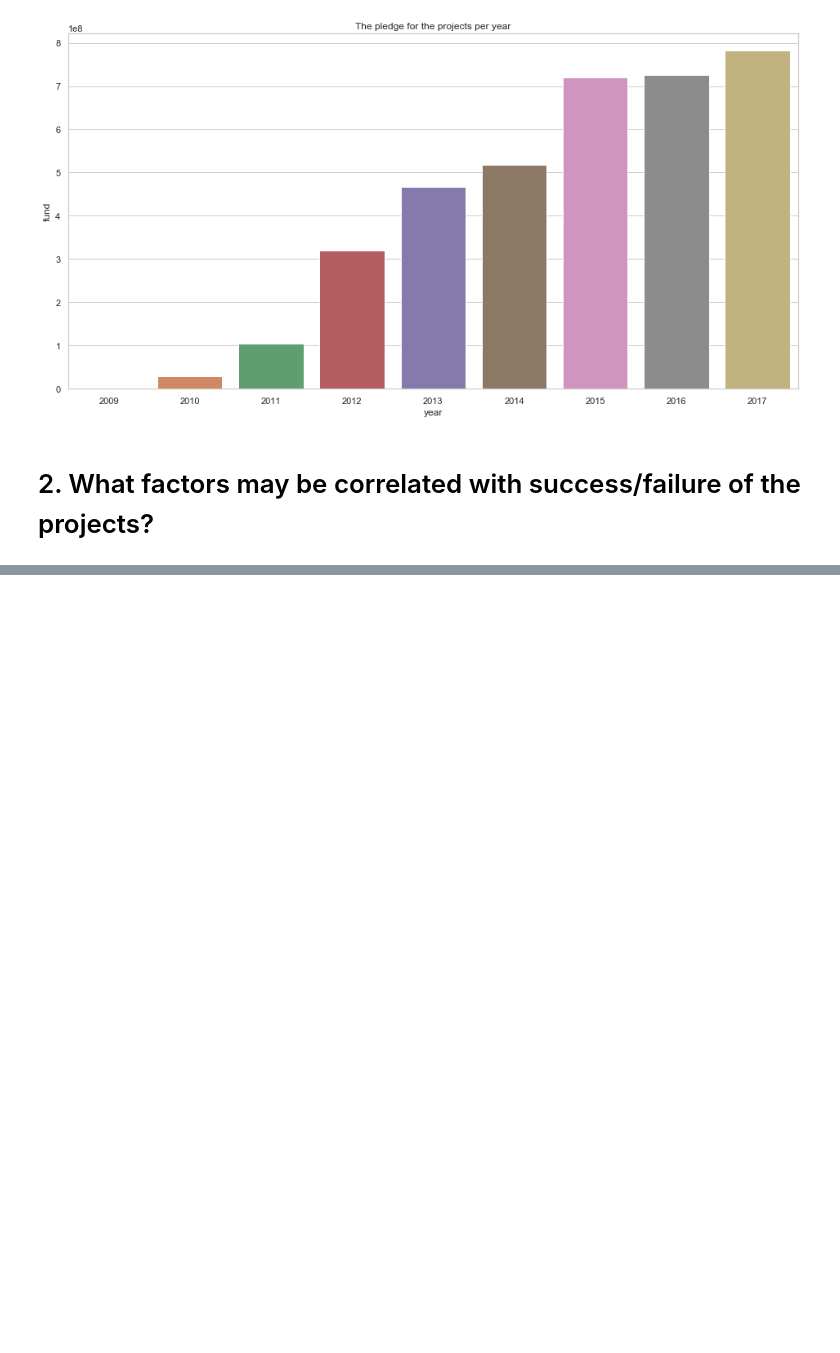
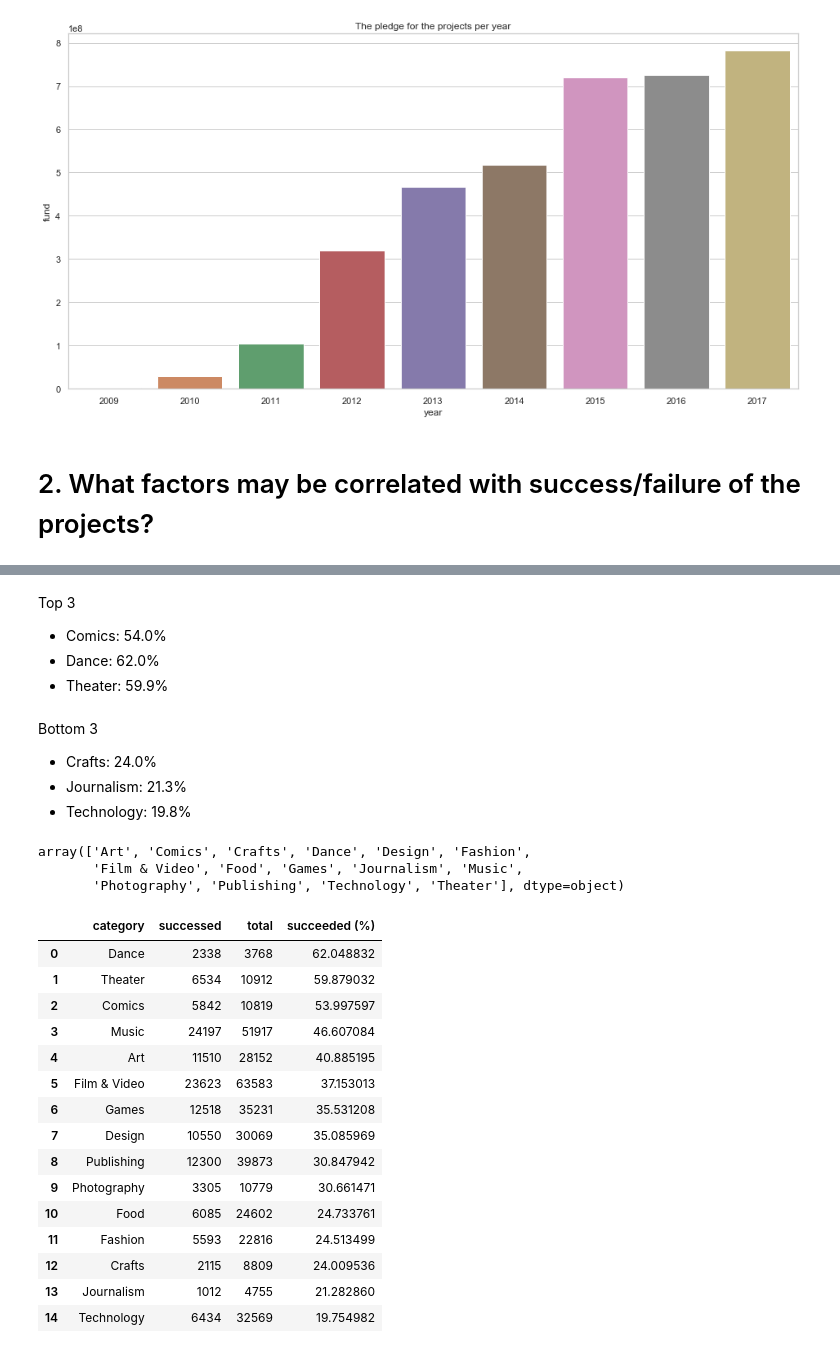
Before and after one commit to yukinagae/kaggle-kickstarter-projects, a Jupyter notebook: eda.ipynb, the cells around one changed output, grey strips where cells are left out. Drawn from its saved outputs; the diff is of its cells as text; code cells hidden in the pictures; blank space fills up the shorter version.

```diff
--- a/eda.ipynb
+++ b/eda.ipynb
@@ -173,0 +187,12 @@ plt.title("The pledge for the projects per year");
+# %% [markdown]
+Top 3
+
+* Comics: 54.0%
+* Dance: 62.0%
+* Theater: 59.9%
+# %% [markdown]
+Bottom 3
+
+* Crafts: 24.0%
+* Journalism: 21.3%
+* Technology: 19.8%
@@ -173,0 +202,6 @@ plt.title("The pledge for the projects per year");
+# %%
+categories
+# %% [output]
+array(['Art', 'Comics', 'Crafts', 'Dance', 'Design', 'Fashion',
+       'Film & Video', 'Food', 'Games', 'Journalism', 'Music',
+       'Photography', 'Publishing', 'Technology', 'Theater'], dtype=object)
@@ -173,0 +225,20 @@ plt.title("The pledge for the projects per year");
+# %%
+category_state_ratio = category_state_ratio.sort_values(by='succeeded (%)', ascending=False).reset_index(drop=True)
+category_state_ratio
+# %% [output]
+|  | category | successed | total | succeeded (%) |
+| 0 | Dance | 2338 | 3768 | 62.048832 |
+| 1 | Theater | 6534 | 10912 | 59.879032 |
+| 2 | Comics | 5842 | 10819 | 53.997597 |
+| 3 | Music | 24197 | 51917 | 46.607084 |
+| 4 | Art | 11510 | 28152 | 40.885195 |
+| 5 | Film & Video | 23623 | 63583 | 37.153013 |
+| 6 | Games | 12518 | 35231 | 35.531208 |
+| 7 | Design | 10550 | 30069 | 35.085969 |
+| 8 | Publishing | 12300 | 39873 | 30.847942 |
+| 9 | Photography | 3305 | 10779 | 30.661471 |
+| 10 | Food | 6085 | 24602 | 24.733761 |
+| 11 | Fashion | 5593 | 22816 | 24.513499 |
+| 12 | Crafts | 2115 | 8809 | 24.009536 |
+| 13 | Journalism | 1012 | 4755 | 21.282860 |
+| 14 | Technology | 6434 | 32569 | 19.754982 |
```
Also changed, not shown: parts of 24 cells of this notebook.
